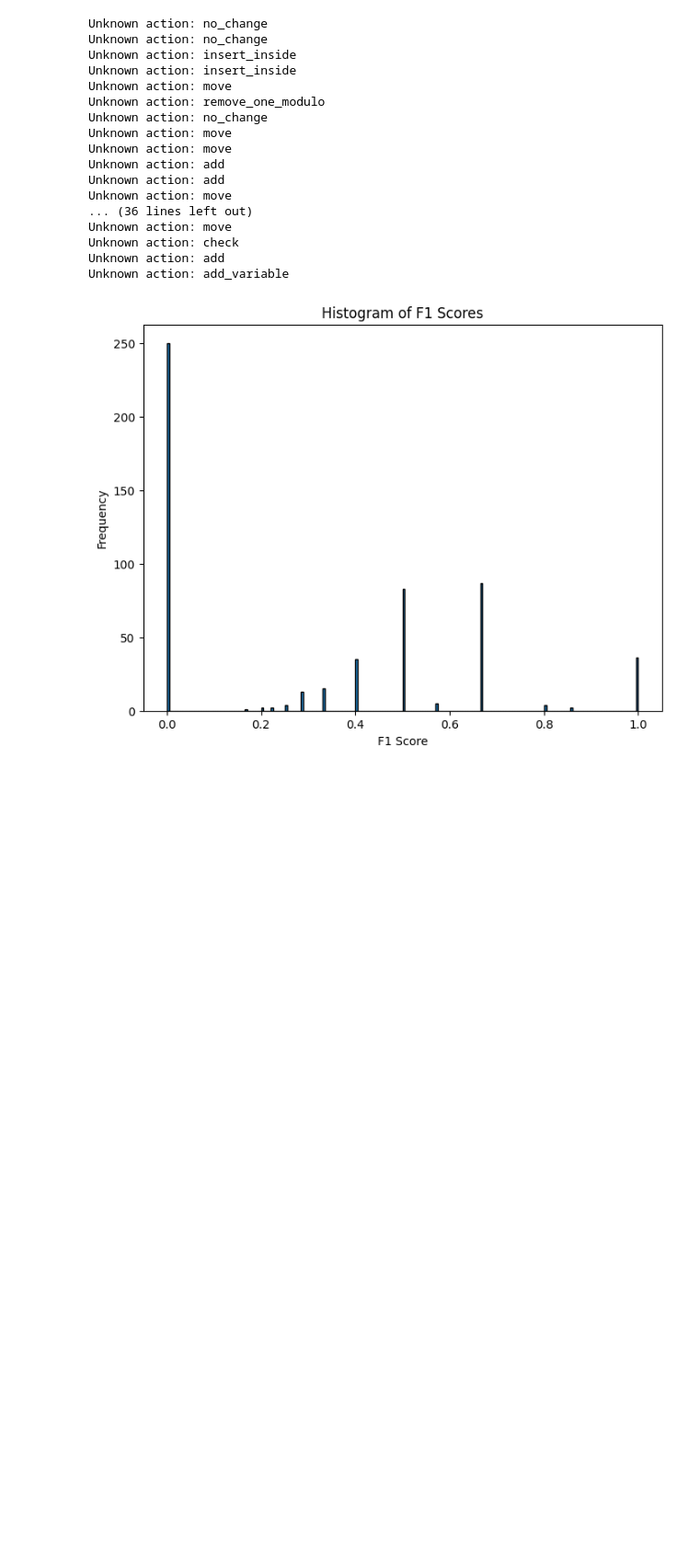
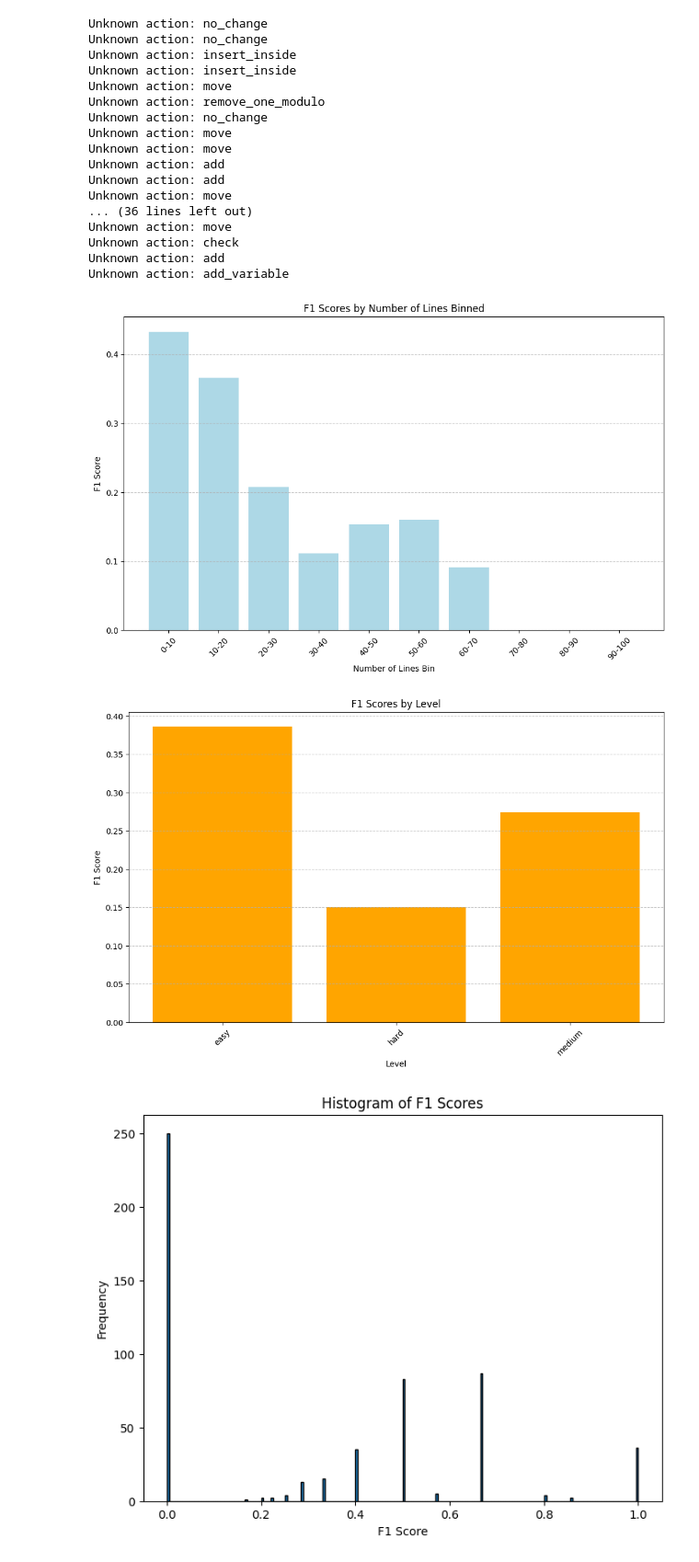
Before and after one commit to ai4se1/notebooks, a Jupyter notebook: benchmarking-prompting.ipynb, the cells around one changed output. Shown at 92% size. Drawn from its saved outputs; the diff is of its cells as text; code cells hidden in the pictures; blank space fills up the shorter version.

Commit message:
plot f1 scores grouped by num_lines and level

```diff
--- a/benchmarking-prompting.ipynb
+++ b/benchmarking-prompting.ipynb
@@ -358,6 +367,42 @@ Unknown action: move
 Unknown action: check
 Unknown action: add
 Unknown action: add_variable
+# %%
+bins = [0, 10, 20, 30, 40, 50, 60, 70, 80, 90, 100]
+labels = [f'{b}-{b+10}' for b in bins[:-1]]
+
+eval_df['num_lines_bin'] = pd.cut(eval_df['num_lines'], bins=bins, labels=labels, right=False)
+
+def calculate_bin_f1(group):
+    labels = np.array([b for a in group['labels'].values for b in a])
+    predictions = np.array([b for a in group['predictions'].values for b in a])
+    if len(labels) == 0:
+        return np.nan
+    return f1_score(labels, predictions)
+
+grouped = eval_df.groupby('num_lines_bin').apply(calculate_bin_f1).reset_index(name='f1_score')
+grouped2 = eval_df.groupby('level').apply(calculate_bin_f1).reset_index(name='f1_score')
+plt.figure(figsize=(12, 7))
+plt.bar(grouped['num_lines_bin'].astype(str), grouped['f1_score'], color='lightblue')
+plt.title('F1 Scores by Number of Lines Binned')
+plt.xlabel('Number of Lines Bin')
+plt.ylabel('F1 Score')
+plt.xticks(rotation=45)
+plt.grid(axis='y', linestyle='--', alpha=0.7)
+plt.show()
+
+
+plt.figure(figsize=(12, 7))
+plt.bar(grouped2['level'].astype(str), grouped2['f1_score'], color='orange')
+plt.title('F1 Scores by Level')
+plt.xlabel('Level')
+plt.ylabel('F1 Score')
+plt.xticks(rotation=45)
+plt.grid(axis='y', linestyle='--', alpha=0.7)
+plt.show()
+# %% [output]
+[figure, added]
+[figure, added]
 # %%
 from sklearn.metrics import confusion_matrix, f1_score
 
```
Also changed, not shown: parts of 3 cells of this notebook.
